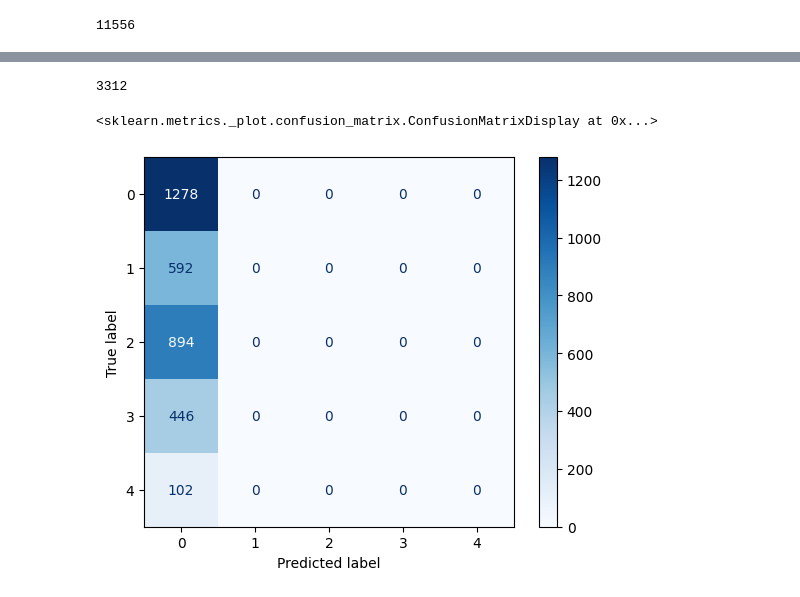
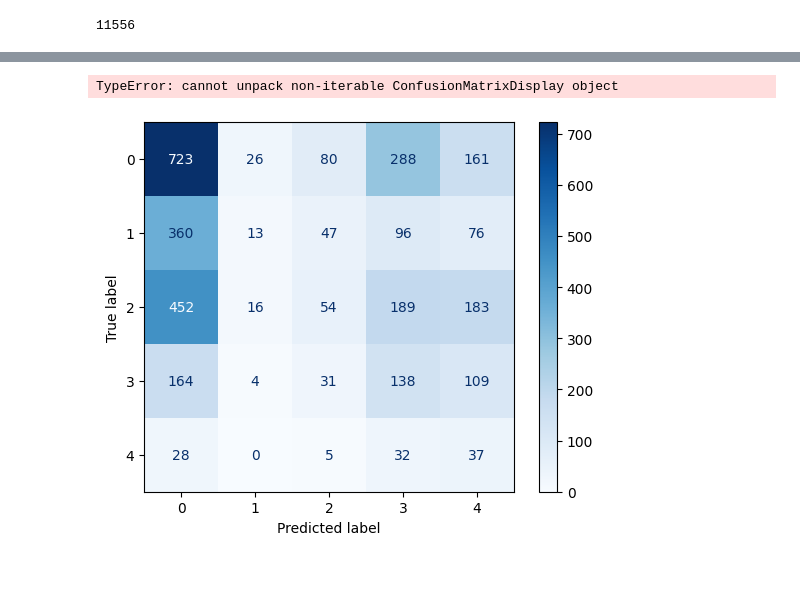
Before and after one commit to dannielHCVieira/PAI_ArthritisDetection, a Jupyter notebook: jupyter/train_model_svm.ipynb, the cells around one changed output, grey strips where cells are left out. Drawn from its saved outputs; the diff is of its cells as text; code cells hidden in the pictures.

Commit message:
Metrics added to SVM and XGBoost

```diff
--- a/jupyter/train_model_svm.ipynb
+++ b/jupyter/train_model_svm.ipynb
@@ -266,4 +267,5 @@ for data in train_data:
 test_data_table = []
 for data in test_data:
     media, menor = find_distance_between_bones(data)
-    test_data_table.append((media,menor))
+    count_black = count_black_pixels(data)
+    test_data_table.append((media,menor,count_black))
@@ -272,14 +271,0 @@ Usando contagem de pontos pretos
-# %%
-train_data_table = []
-i = 0
-for data in train_data:
-    count_black = count_black_pixels(data)
-    train_data_table.append((i,count_black))
-    i += 1
-# %%
-test_data_table = []
-i = 0
-for data in test_data:
-    count_black = count_black_pixels(data)
-    test_data_table.append((i,count_black))
-    i += 1
@@ -326,3 +346,3 @@ len(train_labels)
 # %%
-clf = SVC(kernel='rbf').fit(train_data_table, train_labels)
+svm_model = SVC(kernel='rbf', class_weight='balanced').fit(train_data_table, train_labels)
 # %%
@@ -373,9 +394,0 @@ pd.DataFrame(data={'Actual': test_labels, 'Predict': predictions})
-# %%
-len(test_data_table)
-# %% [output]
-3312
-# %%
-plot_confusion_matrix(model, test_data_table, test_labels_int, cmap='Blues')
-# %% [output]
-<sklearn.metrics._plot.confusion_matrix.ConfusionMatrixDisplay at 0x...>
-[figure, removed]
@@ -381,0 +397,20 @@ plot_confusion_matrix(model, test_data_table, test_labels_int, cmap='Blues')
+# %%
+import matplotlib
+# fig, ax = plot_caonfusion_matrix(conf_mat=svm_cm,
+#        figsize=(6, 6),
+#        class_names = ["0", "1","2","3","4"],
+#        show_absolute=True,
+#        show_normed=True,
+         #cmap='Greys',
+
+#         norm_colormap=matplotlib.colors.LogNorm( ))
+
+fig, ax = plot_confusion_matrix(svm_model, test_data_table, test_labels, cmap='Blues')
+
+plt.xlabel('', fontsize=18)
+plt.ylabel('', fontsize=18)
+plt.title('Confusion Matrix', fontsize=18)
+#plt.show()
+# %% [output]
+TypeError: cannot unpack non-iterable ConfusionMatrixDisplay object
+[figure, added]
```
Also changed, not shown: parts of 24 cells of this notebook.
